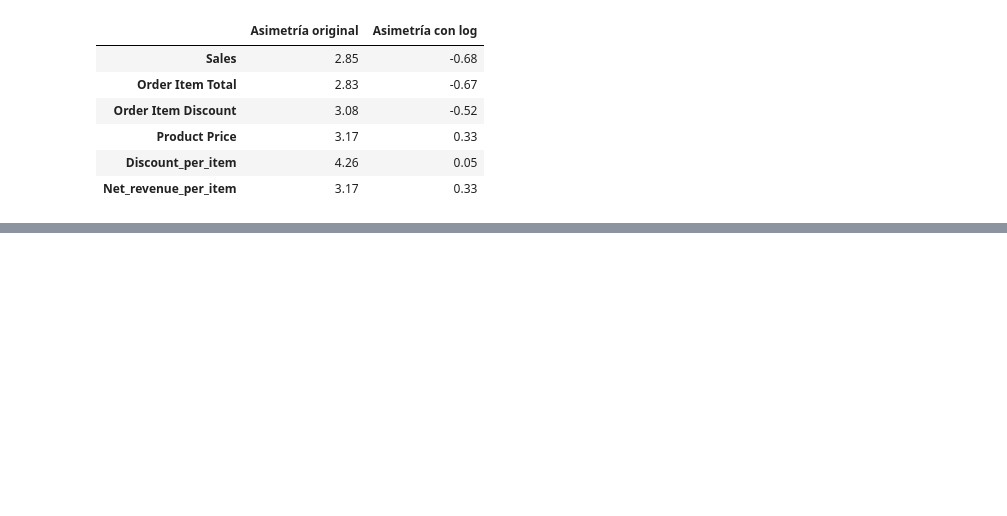
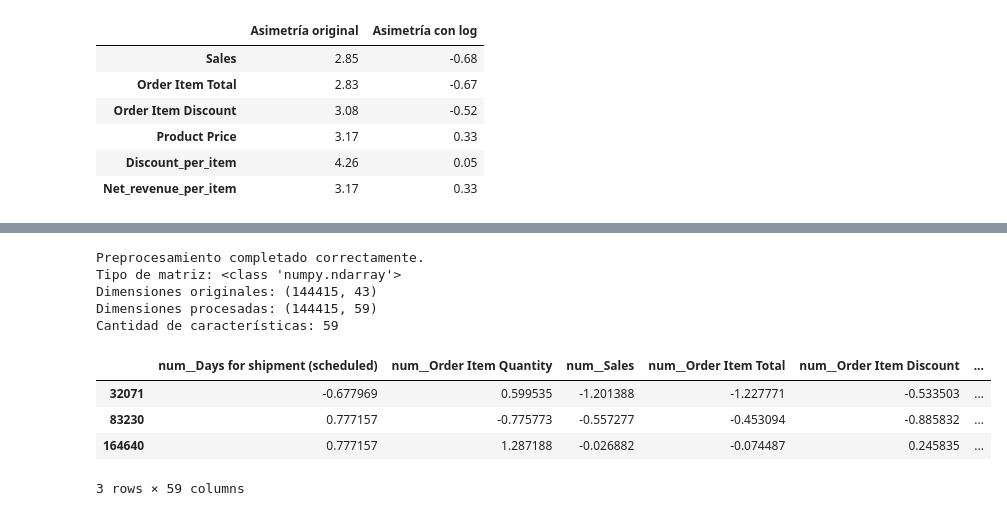
Before and after one commit to JB1302/Big-Data-G2, a Jupyter notebook: ProyectoDataCo.ipynb, the cells around one changed output, grey strips where cells are left out. Saved outputs shown, nothing was run; the diff lists cells and outputs as text; code cells hidden in the pictures; blank space fills up the shorter version.

```diff
--- a/ProyectoDataCo.ipynb
+++ b/ProyectoDataCo.ipynb
@@ -1973,0 +2542,37 @@ Se conservaron las columnas originales y se agregaron las nuevas con el prefijo
+# %%
+
+# Ejecutar el preprocesamiento sobre los datos de entrenamiento
+X_train_preparado = preprocessing.fit_transform(
+    df_train_limpieza
+)
+
+# Obtener los nombres de las características generadas
+nombres_caracteristicas = preprocessing.get_feature_names_out()
+
+# Convertir la matriz a DataFrame
+df_train_procesado = pd.DataFrame(
+    X_train_preparado,
+    columns=nombres_caracteristicas,
+    index=df_train_limpieza.index
+)
+
+# Mostrar información del resultado
+print("Preprocesamiento completado correctamente.")
+print("Tipo de matriz:", type(X_train_preparado))
+print("Dimensiones originales:", df_train_limpieza.shape)
+print("Dimensiones procesadas:", df_train_procesado.shape)
+print("Cantidad de características:", len(nombres_caracteristicas))
+
+# Visualizar las primeras filas
+display(df_train_procesado.head(3))
+# %% [output]
+Preprocesamiento completado correctamente.
+Tipo de matriz: <class 'numpy.ndarray'>
+Dimensiones originales: (144415, 43)
+Dimensiones procesadas: (144415, 59)
+Cantidad de características: 59
+|  | num__Days for shipment (scheduled) | num__Order Item Quantity | num__Sales | num__Order Item Total | num__Order Item Discount | ... |
+| 32071 | -0.677969 | 0.599535 | -1.201388 | -1.227771 | -0.533503 | ... |
+| 83230 | 0.777157 | -0.775773 | -0.557277 | -0.453094 | -0.885832 | ... |
+| 164640 | 0.777157 | 1.287188 | -0.026882 | -0.074487 | 0.245835 | ... |
+3 rows × 59 columns
```
Also changed, not shown: parts of 22 cells of this notebook.
